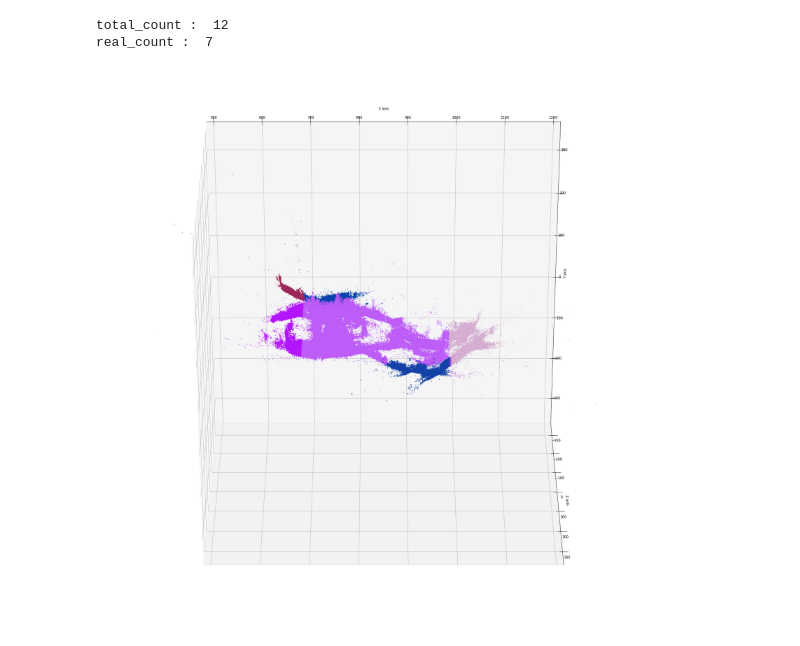
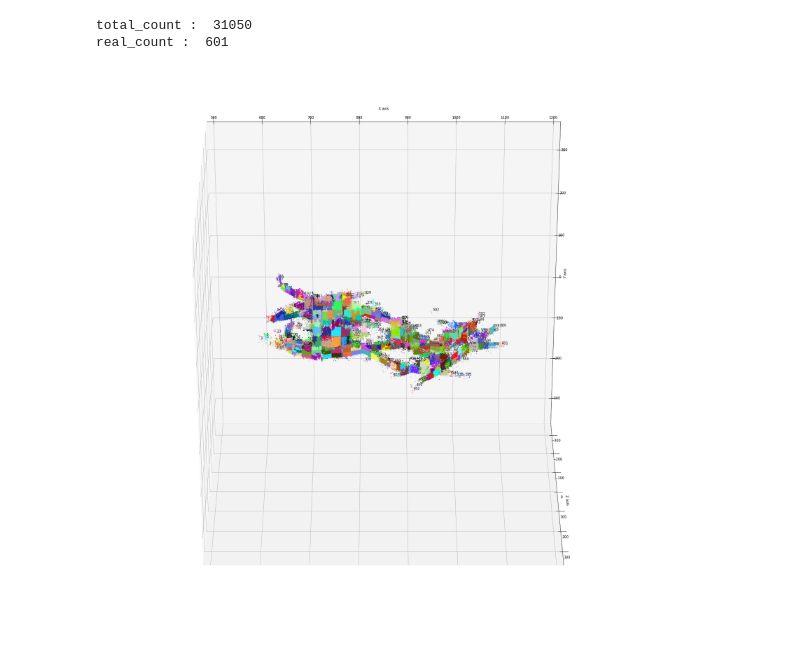
Before and after one commit to engineerjkk/MakingVoxels, a Jupyter notebook: MakingCovisibility.ipynb, the cells around one changed output. Cells and saved outputs as stored; diff of their text form; code cells hidden in the pictures.

Commit message:
601voxels(20interval)

```diff
--- a/MakingCovisibility.ipynb
+++ b/MakingCovisibility.ipynb
@@ -48,7 +48,7 @@ ax = plt.axes(projection='3d')
 VoxelID=[]
 total_count=0 #빈 복셀도 포함한 전체 연산하는 복셀의
 real_count=0 #실제 값이 10개이상있는 복셀들 수
-interval=300 #복셀들간의 간격 여기서는 하나의 복셀의 크기가 interval^3의 크기가 된다.
+interval=20 #복셀들간의 간격 여기서는 하나의 복셀의 크기가 interval^3의 크기가 된다.
 for i in tqdm(range(int(min(X)-1),int(max(X))+1,interval)):#X좌표 최솟값부터 최댓값까지 interval 간격으로 for문을 돈다.
     for j in range(int(min(Y)-1),int(max(Y))+1,interval):#Y좌표 최솟값부터 최댓값까지 interval 간격으로 for문을 돈다.
         for k in range(int(min(Z)-1),int(max(Z))+1,interval):#Z좌표 최솟값부터 최댓값까지 interval 간격으로 for문을 돈다.
@@ -62,33 +62,33 @@ for i in tqdm(range(int(min(X)-1),int(max(X))+1,interval)):#X좌표 최솟값부
                   y2.append(y)
                   z2.append(z)
             total_count=total_count+1
             if len(x2) >=10:#복셀안에 3D point가 10개 이상인것만 scatter한다. 그 미만은 noise라고 보는것.
                 real_count=real_count+1 #실제 복셀값 카운트
                 ax.scatter(x2, y2,z2,s=1, c=np.random.rand(3,))#같은 복셀안에있는 값은 같은 색상으로 한다. 여기가 indexing해주는 부분이다.
                 ax.text(mean(x2),mean(y2),mean(z2),  '%s' % (str(real_count)), size=10, zorder=1,  color='k') #각 복셀에 3D point의 평균 좌표값에다가 해당 voxel index를 같이 표기해준다.
                 for l in range(0,len(x2)):
                     VoxelID.append(real_count)
                     #print(real_count)
             else:
                 for l in range(0,len(x2)):
                     VoxelID.append(0)
                     #print(0)
 print('total_count : ',total_count)
 print('real_count : ',real_count)
 
 #size 700 by 700 by 700으로 정사각형 박스안에 그려준다. 정사각형이 되지않으면 그림이 찌그러지기 때문이다.
 ax.set_xlim(500,1200)
 ax.set_ylim(-350,350)
 ax.set_zlim(-350,350)
 # X,Y,Z축 표시
 ax.set_xlabel('X axis')
 ax.set_ylabel('Y axis')
 ax.set_zlabel('Z axis')
 
 #좀더 가독성을 위해 위아래 120도 평면상으로 -90도였을 때 가장 보기 좋다.
 ax.view_init(elev=120, azim=-90)
 plt.show()
 # %% [output]
-total_count :  12
-real_count :  7
+total_count :  31050
+real_count :  601
-[figure, old version]
+[figure, new version]
```
Also changed, not shown: 1 other file.
